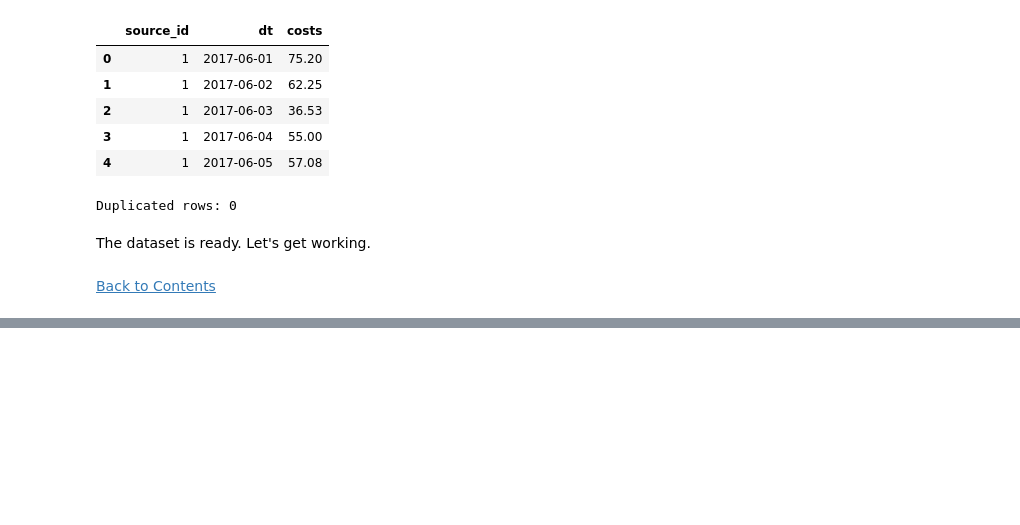
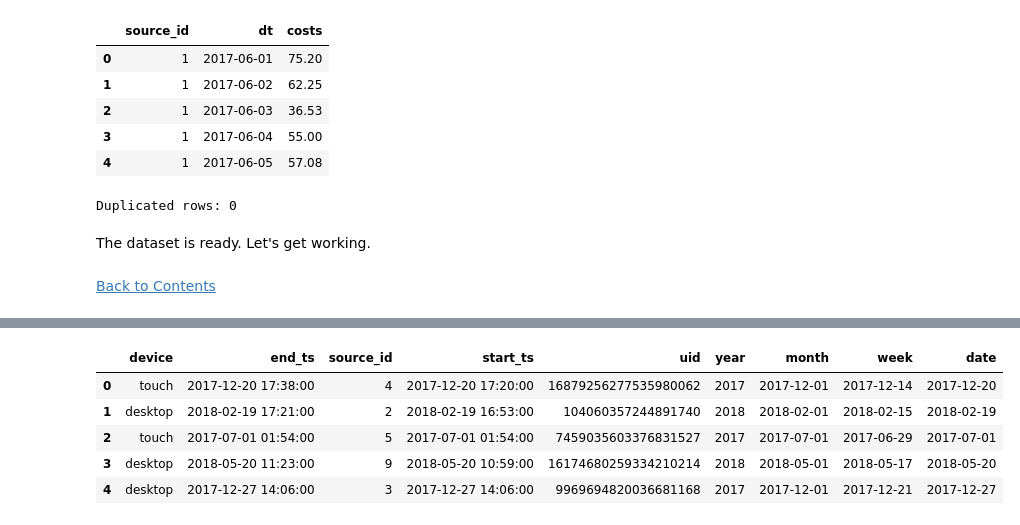
Before and after one commit to Silverscale/Yandex_marketing_opt, a Jupyter notebook: yandex_marketing.ipynb, the cells around one changed output, grey strips where cells are left out. Drawn from its saved outputs; the diff is of its cells as text; code cells hidden in the pictures; blank space fills up the shorter version.

```diff
--- a/yandex_marketing.ipynb
+++ b/yandex_marketing.ipynb
@@ -92,7 +99,7 @@ No missing or duplicated values.
 # %%
 visits.columns = format_columns(visits.columns)
 # %%
-date_format = '%Y-%m-%d %H:%M'
+date_format = '%Y-%m-%d %H:%M:%S'
 visits['start_ts'] = pd.to_datetime(visits['start_ts'], format=date_format)
 visits['end_ts'] = pd.to_datetime(visits['end_ts'], format=date_format)
 
@@ -227,0 +242,14 @@ The dataset is ready. Let's get working.
+# %%
+visits['year'] = visits['start_ts'].dt.isocalendar().year
+visits['month'] = visits['start_ts'].astype('datetime64[M]')
+visits['week'] = visits['start_ts'].astype('datetime64[W]')
+visits['date'] = visits['start_ts'].dt.date
+# %%
+visits.head()
+# %% [output]
+|  | device | end_ts | source_id | start_ts | uid | year | month | week | date |
+| 0 | touch | 2017-12-20 17:38:00 | 4 | 2017-12-20 17:20:00 | 16879256277535980062 | 2017 | 2017-12-01 | 2017-12-14 | 2017-12-20 |
+| 1 | desktop | 2018-02-19 17:21:00 | 2 | 2018-02-19 16:53:00 | 104060357244891740 | 2018 | 2018-02-01 | 2018-02-15 | 2018-02-19 |
+| 2 | touch | 2017-07-01 01:54:00 | 5 | 2017-07-01 01:54:00 | 7459035603376831527 | 2017 | 2017-07-01 | 2017-06-29 | 2017-07-01 |
+| 3 | desktop | 2018-05-20 11:23:00 | 9 | 2018-05-20 10:59:00 | 16174680259334210214 | 2018 | 2018-05-01 | 2018-05-17 | 2018-05-20 |
+| 4 | desktop | 2017-12-27 14:06:00 | 3 | 2017-12-27 14:06:00 | 9969694820036681168 | 2017 | 2017-12-01 | 2017-12-21 | 2017-12-27 |
```
Also changed, not shown: parts of 13 cells of this notebook.
